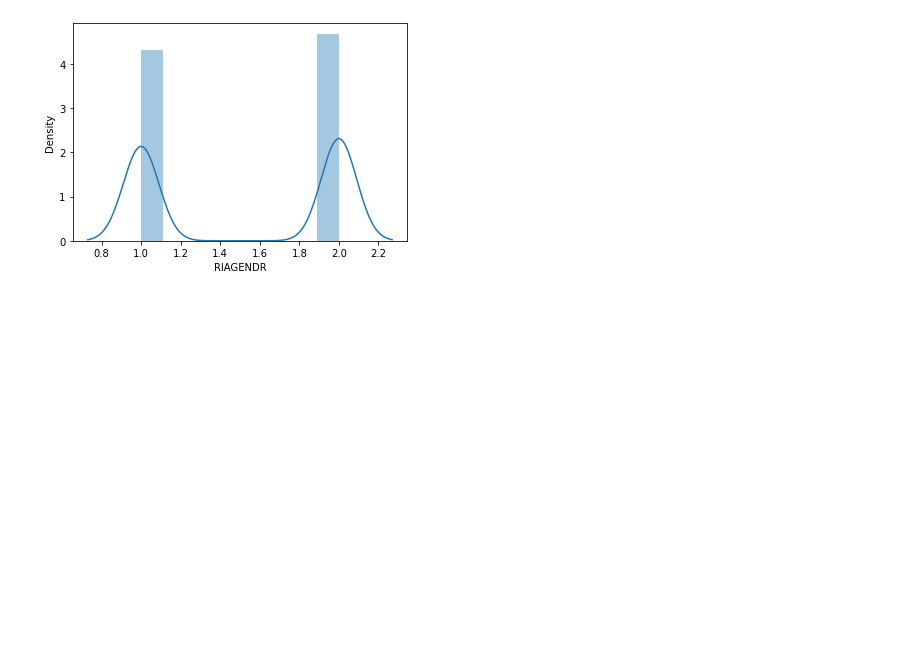
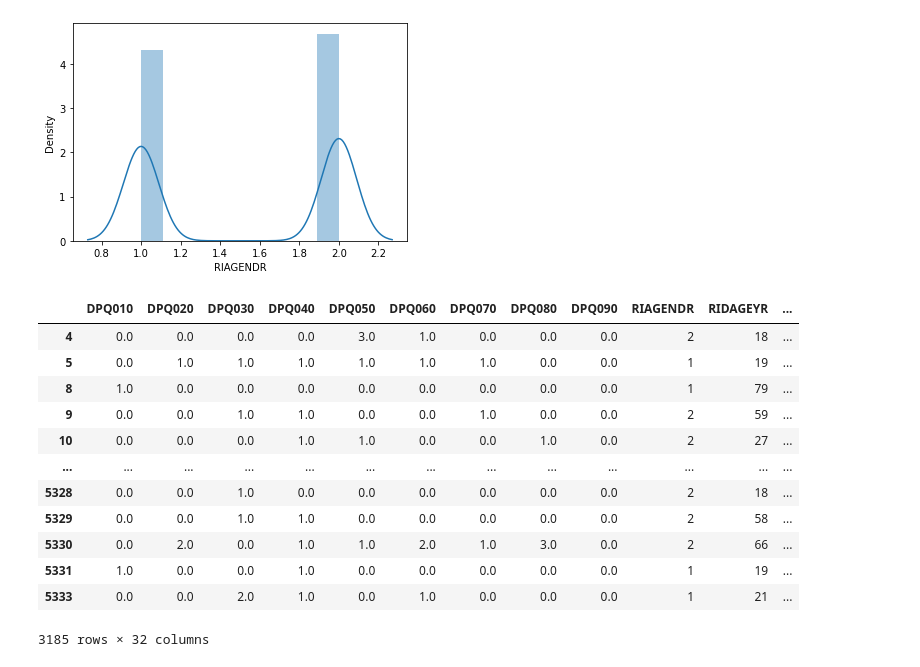
Before and after one commit to alcrepaldi/tera_inferencia, a Jupyter notebook: inferencia.ipynb, the cells around one changed output. Saved outputs shown, nothing was run; the diff lists cells and outputs as text; code cells hidden in the pictures; blank space fills up the shorter version.

```diff
--- a/inferencia.ipynb
+++ b/inferencia.ipynb
@@ -110,3 +110,21 @@ sbn.distplot(df_merger['RIAGENDR'])
 plt.show()
 # %% [output]
 [figure]
+# %%
+perfil_com_sintomas = (df_merger[df_merger['phq9']!= 0])
+# %%
+perfil_com_sintomas
+# %% [output]
+|  | DPQ010 | DPQ020 | DPQ030 | DPQ040 | DPQ050 | DPQ060 | DPQ070 | DPQ080 | DPQ090 | RIAGENDR | RIDAGEYR | ... |
+| 4 | 0.0 | 0.0 | 0.0 | 0.0 | 3.0 | 1.0 | 0.0 | 0.0 | 0.0 | 2 | 18 | ... |
+| 5 | 0.0 | 1.0 | 1.0 | 1.0 | 1.0 | 1.0 | 1.0 | 0.0 | 0.0 | 1 | 19 | ... |
+| 8 | 1.0 | 0.0 | 0.0 | 0.0 | 0.0 | 0.0 | 0.0 | 0.0 | 0.0 | 1 | 79 | ... |
+| 9 | 0.0 | 0.0 | 1.0 | 1.0 | 0.0 | 0.0 | 1.0 | 0.0 | 0.0 | 2 | 59 | ... |
+| 10 | 0.0 | 0.0 | 0.0 | 1.0 | 1.0 | 0.0 | 0.0 | 1.0 | 0.0 | 2 | 27 | ... |
+| ... | ... | ... | ... | ... | ... | ... | ... | ... | ... | ... | ... | ... |
+| 5328 | 0.0 | 0.0 | 1.0 | 0.0 | 0.0 | 0.0 | 0.0 | 0.0 | 0.0 | 2 | 18 | ... |
+| 5329 | 0.0 | 0.0 | 1.0 | 1.0 | 0.0 | 0.0 | 0.0 | 0.0 | 0.0 | 2 | 58 | ... |
+| 5330 | 0.0 | 2.0 | 0.0 | 1.0 | 1.0 | 2.0 | 1.0 | 3.0 | 0.0 | 2 | 66 | ... |
+| 5331 | 1.0 | 0.0 | 0.0 | 1.0 | 0.0 | 0.0 | 0.0 | 0.0 | 0.0 | 1 | 19 | ... |
+| 5333 | 0.0 | 0.0 | 2.0 | 1.0 | 0.0 | 1.0 | 0.0 | 0.0 | 0.0 | 1 | 21 | ... |
+3185 rows × 32 columns
```
Also changed, not shown: parts of 1 cell of this notebook.
